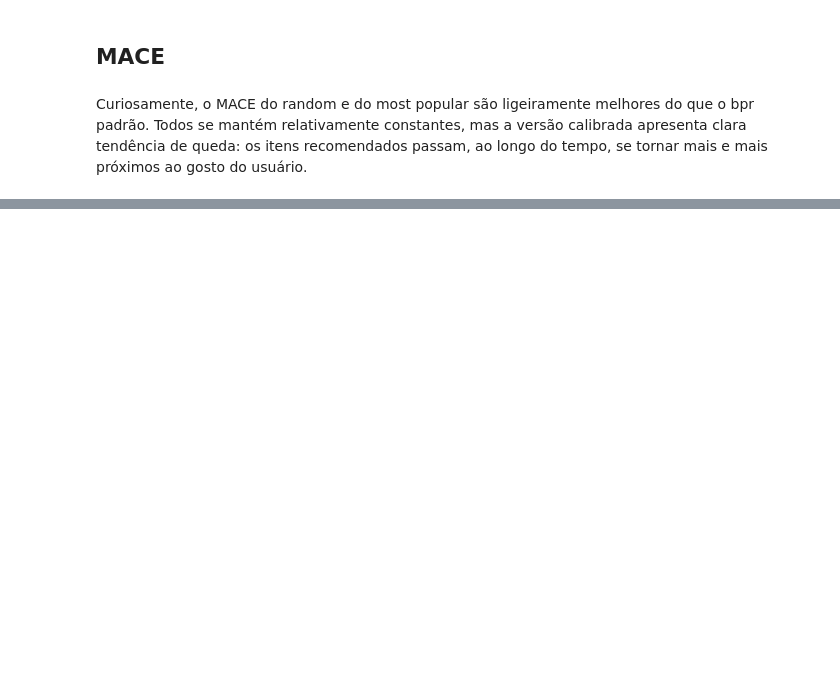
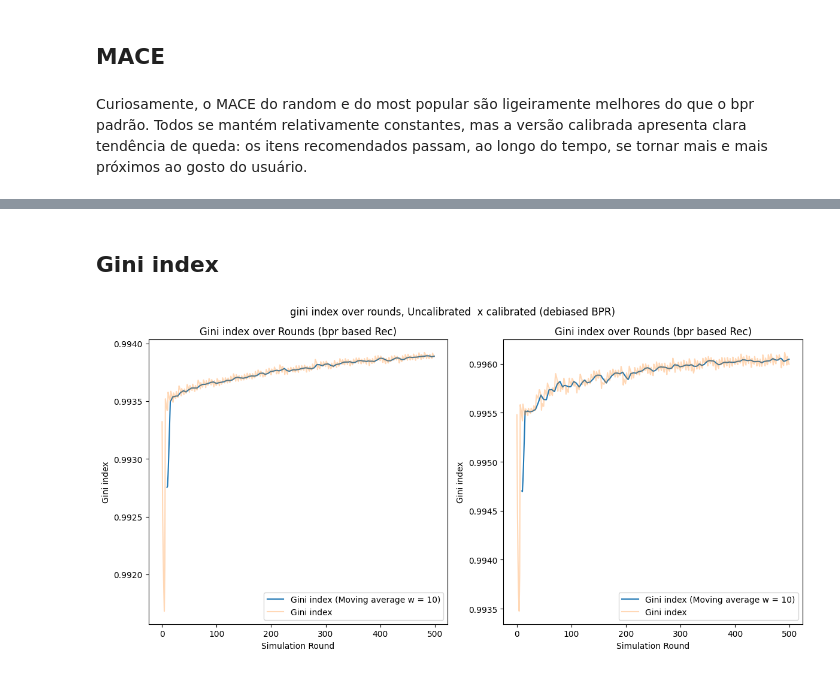
Before and after one commit to caiotda/dynamicTasteDistortion, a Jupyter notebook: smaller_experiments_analysis.ipynb, the cells around one changed output, grey strips where cells are left out. Cells and saved outputs as stored; diff of their text form; code cells hidden in the pictures; blank space fills up the shorter version.

Commit message:
Fix gini persisting bug and update experiments

```diff
--- a/smaller_experiments_analysis.ipynb
+++ b/smaller_experiments_analysis.ipynb
@@ -92,0 +95,6 @@ plot_metric_comparison(bpr_debiased, most_popular, metric_name="MACE", title="MA
+# %% [markdown]
+## Gini index
+# %%
+plot_metric_comparison(bpr_debiased, bpr_debiased_calibrated_constant, metric_name="gini", title="gini index over rounds, Uncalibrated  x calibrated (debiased BPR)", graph="line", plot_retrain_points=False,  window_size=10)
+# %% [output]
+[figure, added]
```
Also changed, not shown: parts of 13 cells of this notebook, 2 other files.
